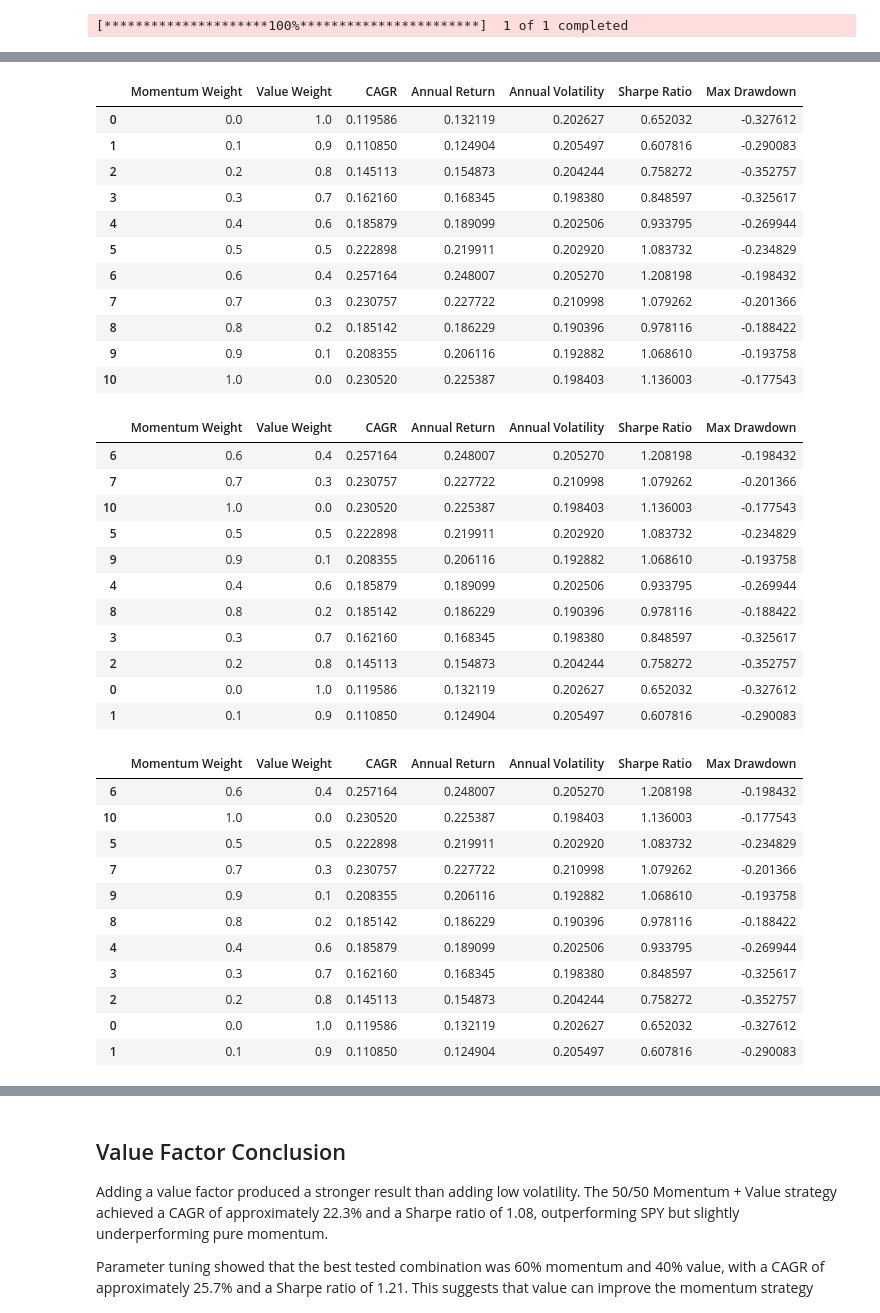
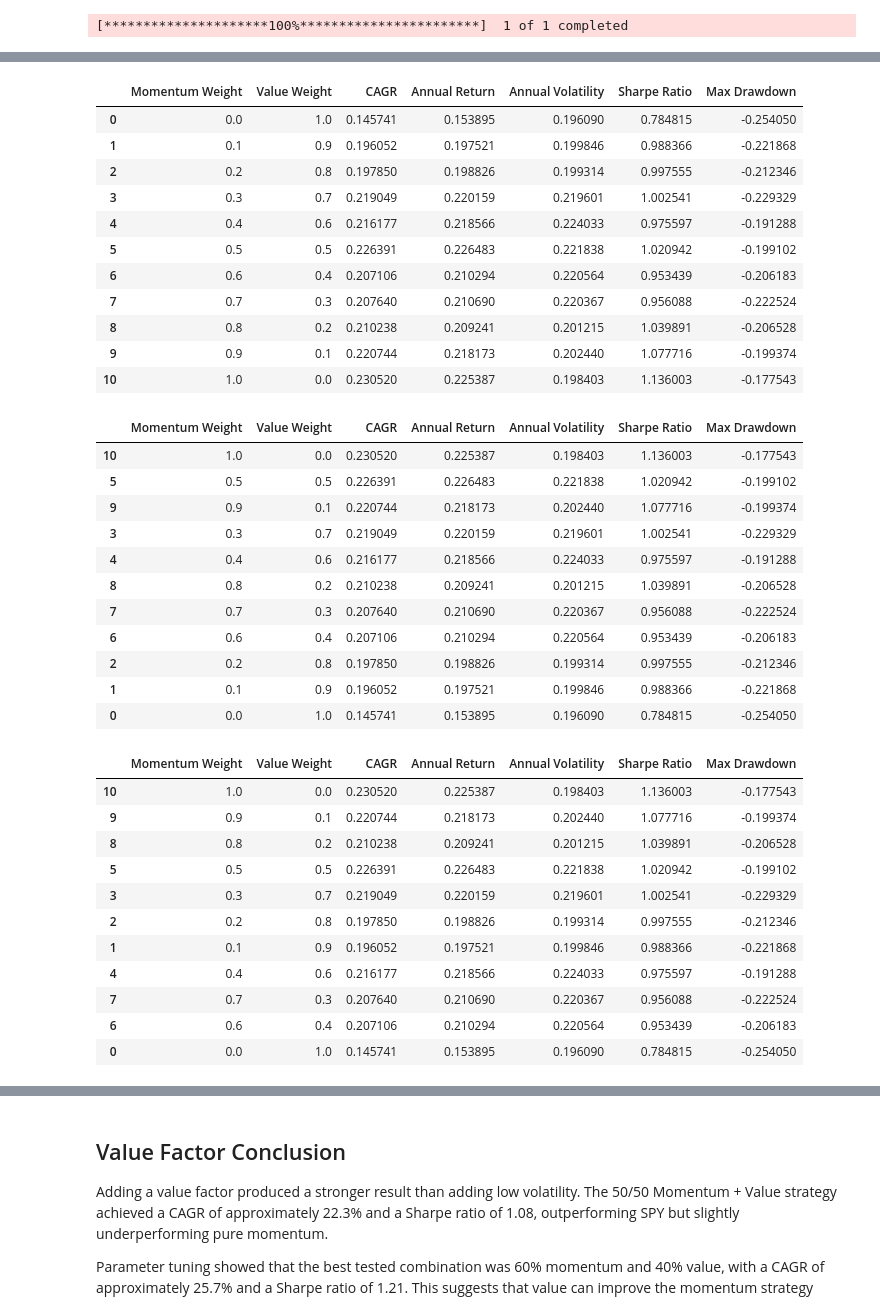
Before and after one commit to HaiSonVu/Financial-platform, a Jupyter notebook: notebooks/07_value_factor.ipynb, the cells around one changed output, grey strips where cells are left out. Cells and saved outputs as stored; diff of their text form; code cells hidden in the pictures.

```diff
--- a/notebooks/07_value_factor.ipynb
+++ b/notebooks/07_value_factor.ipynb
@@ -325,44 +307,44 @@ def run_momentum_value_factor_backtest(
     prices,
     momentum_weight,
     value_weight,
 ):
     return run_factor_backtest(
         prices,
         score_function=partial(
             momentum_value_score,
             value_z=value_z,
             momentum_weight=momentum_weight,
             value_weight=value_weight,
             lookback=252,
         ),
         top_n=5,
         strategy_name="Momentum + Value",
-    )
+    )[:2]  # Sensitivity analysis expects returns and holdings.
 
 
 # Run parameter sensitivity analysis
 value_results, value_portfolios = parameter_sensitivity_analysis(
     prices=prices,
     backtest_function=run_momentum_value_factor_backtest,
     factor_1_name="Momentum",
     factor_2_name="Value",
     factor_1_weight_name="momentum_weight",
     factor_2_weight_name="value_weight",
 )
 value_results.to_csv("../data/momentum_value_weight_tuning.csv", index=False)
 value_results
 # %% [output]
 |  | Momentum Weight | Value Weight | CAGR | Annual Return | Annual Volatility | Sharpe Ratio | Max Drawdown |
-| 0 | 0.0 | 1.0 | 0.119586 | 0.132119 | 0.202627 | 0.652032 | -0.327612 |
-| 1 | 0.1 | 0.9 | 0.110850 | 0.124904 | 0.205497 | 0.607816 | -0.290083 |
-| 2 | 0.2 | 0.8 | 0.145113 | 0.154873 | 0.204244 | 0.758272 | -0.352757 |
-| 3 | 0.3 | 0.7 | 0.162160 | 0.168345 | 0.198380 | 0.848597 | -0.325617 |
-| 4 | 0.4 | 0.6 | 0.185879 | 0.189099 | 0.202506 | 0.933795 | -0.269944 |
-| 5 | 0.5 | 0.5 | 0.222898 | 0.219911 | 0.202920 | 1.083732 | -0.234829 |
-| 6 | 0.6 | 0.4 | 0.257164 | 0.248007 | 0.205270 | 1.208198 | -0.198432 |
-| 7 | 0.7 | 0.3 | 0.230757 | 0.227722 | 0.210998 | 1.079262 | -0.201366 |
-| 8 | 0.8 | 0.2 | 0.185142 | 0.186229 | 0.190396 | 0.978116 | -0.188422 |
-| 9 | 0.9 | 0.1 | 0.208355 | 0.206116 | 0.192882 | 1.068610 | -0.193758 |
+| 0 | 0.0 | 1.0 | 0.145741 | 0.153895 | 0.196090 | 0.784815 | -0.254050 |
+| 1 | 0.1 | 0.9 | 0.196052 | 0.197521 | 0.199846 | 0.988366 | -0.221868 |
+| 2 | 0.2 | 0.8 | 0.197850 | 0.198826 | 0.199314 | 0.997555 | -0.212346 |
+| 3 | 0.3 | 0.7 | 0.219049 | 0.220159 | 0.219601 | 1.002541 | -0.229329 |
+| 4 | 0.4 | 0.6 | 0.216177 | 0.218566 | 0.224033 | 0.975597 | -0.191288 |
+| 5 | 0.5 | 0.5 | 0.226391 | 0.226483 | 0.221838 | 1.020942 | -0.199102 |
+| 6 | 0.6 | 0.4 | 0.207106 | 0.210294 | 0.220564 | 0.953439 | -0.206183 |
+| 7 | 0.7 | 0.3 | 0.207640 | 0.210690 | 0.220367 | 0.956088 | -0.222524 |
+| 8 | 0.8 | 0.2 | 0.210238 | 0.209241 | 0.201215 | 1.039891 | -0.206528 |
+| 9 | 0.9 | 0.1 | 0.220744 | 0.218173 | 0.202440 | 1.077716 | -0.199374 |
 | 10 | 1.0 | 0.0 | 0.230520 | 0.225387 | 0.198403 | 1.136003 | -0.177543 |
 # %%
 # Sort results by CAGR
@@ -372,17 +354,17 @@ value_results.sort_values(
 )
 # %% [output]
 |  | Momentum Weight | Value Weight | CAGR | Annual Return | Annual Volatility | Sharpe Ratio | Max Drawdown |
-| 6 | 0.6 | 0.4 | 0.257164 | 0.248007 | 0.205270 | 1.208198 | -0.198432 |
-| 7 | 0.7 | 0.3 | 0.230757 | 0.227722 | 0.210998 | 1.079262 | -0.201366 |
 | 10 | 1.0 | 0.0 | 0.230520 | 0.225387 | 0.198403 | 1.136003 | -0.177543 |
-| 5 | 0.5 | 0.5 | 0.222898 | 0.219911 | 0.202920 | 1.083732 | -0.234829 |
-| 9 | 0.9 | 0.1 | 0.208355 | 0.206116 | 0.192882 | 1.068610 | -0.193758 |
-| 4 | 0.4 | 0.6 | 0.185879 | 0.189099 | 0.202506 | 0.933795 | -0.269944 |
-| 8 | 0.8 | 0.2 | 0.185142 | 0.186229 | 0.190396 | 0.978116 | -0.188422 |
-| 3 | 0.3 | 0.7 | 0.162160 | 0.168345 | 0.198380 | 0.848597 | -0.325617 |
-| 2 | 0.2 | 0.8 | 0.145113 | 0.154873 | 0.204244 | 0.758272 | -0.352757 |
-| 0 | 0.0 | 1.0 | 0.119586 | 0.132119 | 0.202627 | 0.652032 | -0.327612 |
-| 1 | 0.1 | 0.9 | 0.110850 | 0.124904 | 0.205497 | 0.607816 | -0.290083 |
+| 5 | 0.5 | 0.5 | 0.226391 | 0.226483 | 0.221838 | 1.020942 | -0.199102 |
+| 9 | 0.9 | 0.1 | 0.220744 | 0.218173 | 0.202440 | 1.077716 | -0.199374 |
+| 3 | 0.3 | 0.7 | 0.219049 | 0.220159 | 0.219601 | 1.002541 | -0.229329 |
+| 4 | 0.4 | 0.6 | 0.216177 | 0.218566 | 0.224033 | 0.975597 | -0.191288 |
+| 8 | 0.8 | 0.2 | 0.210238 | 0.209241 | 0.201215 | 1.039891 | -0.206528 |
+| 7 | 0.7 | 0.3 | 0.207640 | 0.210690 | 0.220367 | 0.956088 | -0.222524 |
+| 6 | 0.6 | 0.4 | 0.207106 | 0.210294 | 0.220564 | 0.953439 | -0.206183 |
+| 2 | 0.2 | 0.8 | 0.197850 | 0.198826 | 0.199314 | 0.997555 | -0.212346 |
+| 1 | 0.1 | 0.9 | 0.196052 | 0.197521 | 0.199846 | 0.988366 | -0.221868 |
+| 0 | 0.0 | 1.0 | 0.145741 | 0.153895 | 0.196090 | 0.784815 | -0.254050 |
 # %%
 # Sort results by Sharpe Ratio
 value_results.sort_values(
@@ -391,17 +373,17 @@ value_results.sort_values(
 )
 # %% [output]
 |  | Momentum Weight | Value Weight | CAGR | Annual Return | Annual Volatility | Sharpe Ratio | Max Drawdown |
-| 6 | 0.6 | 0.4 | 0.257164 | 0.248007 | 0.205270 | 1.208198 | -0.198432 |
 | 10 | 1.0 | 0.0 | 0.230520 | 0.225387 | 0.198403 | 1.136003 | -0.177543 |
-| 5 | 0.5 | 0.5 | 0.222898 | 0.219911 | 0.202920 | 1.083732 | -0.234829 |
-| 7 | 0.7 | 0.3 | 0.230757 | 0.227722 | 0.210998 | 1.079262 | -0.201366 |
-| 9 | 0.9 | 0.1 | 0.208355 | 0.206116 | 0.192882 | 1.068610 | -0.193758 |
-| 8 | 0.8 | 0.2 | 0.185142 | 0.186229 | 0.190396 | 0.978116 | -0.188422 |
-| 4 | 0.4 | 0.6 | 0.185879 | 0.189099 | 0.202506 | 0.933795 | -0.269944 |
-| 3 | 0.3 | 0.7 | 0.162160 | 0.168345 | 0.198380 | 0.848597 | -0.325617 |
-| 2 | 0.2 | 0.8 | 0.145113 | 0.154873 | 0.204244 | 0.758272 | -0.352757 |
-| 0 | 0.0 | 1.0 | 0.119586 | 0.132119 | 0.202627 | 0.652032 | -0.327612 |
-| 1 | 0.1 | 0.9 | 0.110850 | 0.124904 | 0.205497 | 0.607816 | -0.290083 |
+| 9 | 0.9 | 0.1 | 0.220744 | 0.218173 | 0.202440 | 1.077716 | -0.199374 |
+| 8 | 0.8 | 0.2 | 0.210238 | 0.209241 | 0.201215 | 1.039891 | -0.206528 |
+| 5 | 0.5 | 0.5 | 0.226391 | 0.226483 | 0.221838 | 1.020942 | -0.199102 |
+| 3 | 0.3 | 0.7 | 0.219049 | 0.220159 | 0.219601 | 1.002541 | -0.229329 |
+| 2 | 0.2 | 0.8 | 0.197850 | 0.198826 | 0.199314 | 0.997555 | -0.212346 |
+| 1 | 0.1 | 0.9 | 0.196052 | 0.197521 | 0.199846 | 0.988366 | -0.221868 |
+| 4 | 0.4 | 0.6 | 0.216177 | 0.218566 | 0.224033 | 0.975597 | -0.191288 |
+| 7 | 0.7 | 0.3 | 0.207640 | 0.210690 | 0.220367 | 0.956088 | -0.222524 |
+| 6 | 0.6 | 0.4 | 0.207106 | 0.210294 | 0.220564 | 0.953439 | -0.206183 |
+| 0 | 0.0 | 1.0 | 0.145741 | 0.153895 | 0.196090 | 0.784815 | -0.254050 |
 # %%
 # Plot parameter sensitivity results
 plot_parameter_sensitivity(
```
Also changed, not shown: parts of 12 cells of this notebook, 13 other files.
